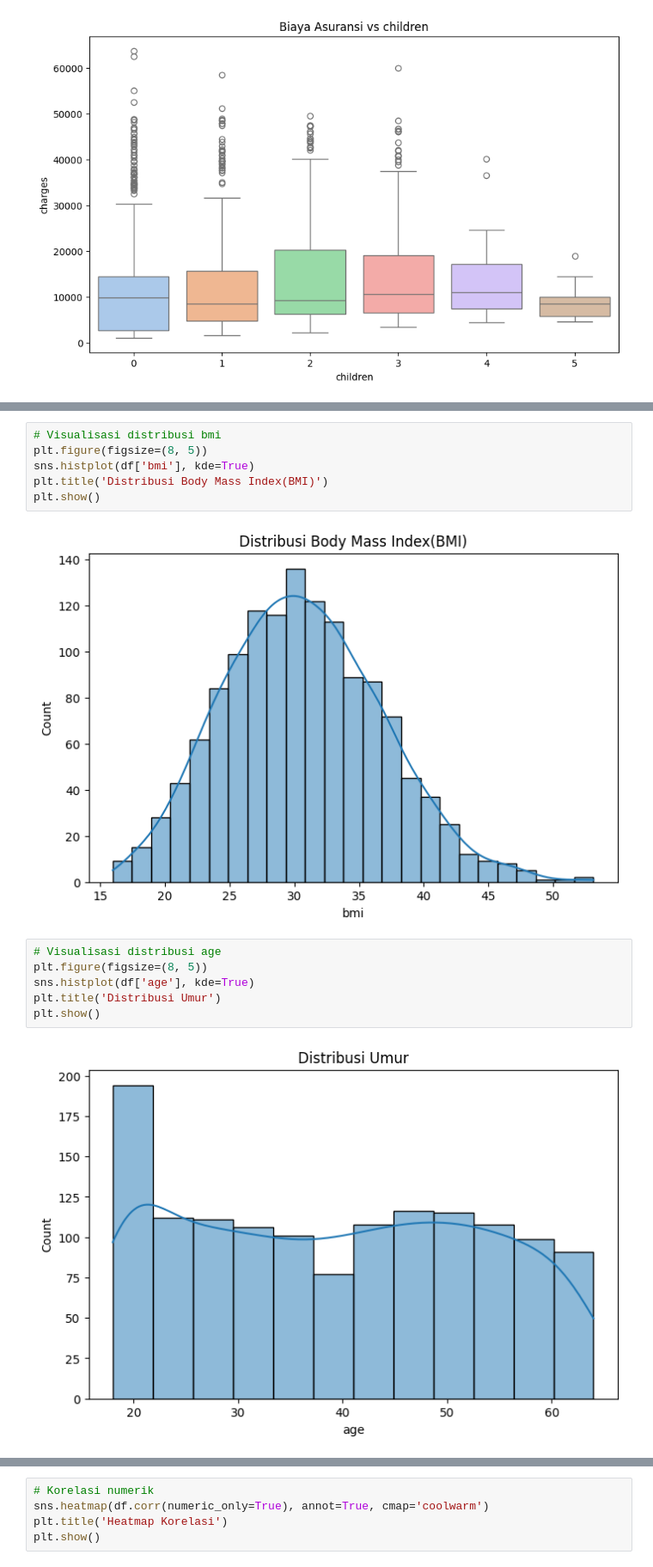
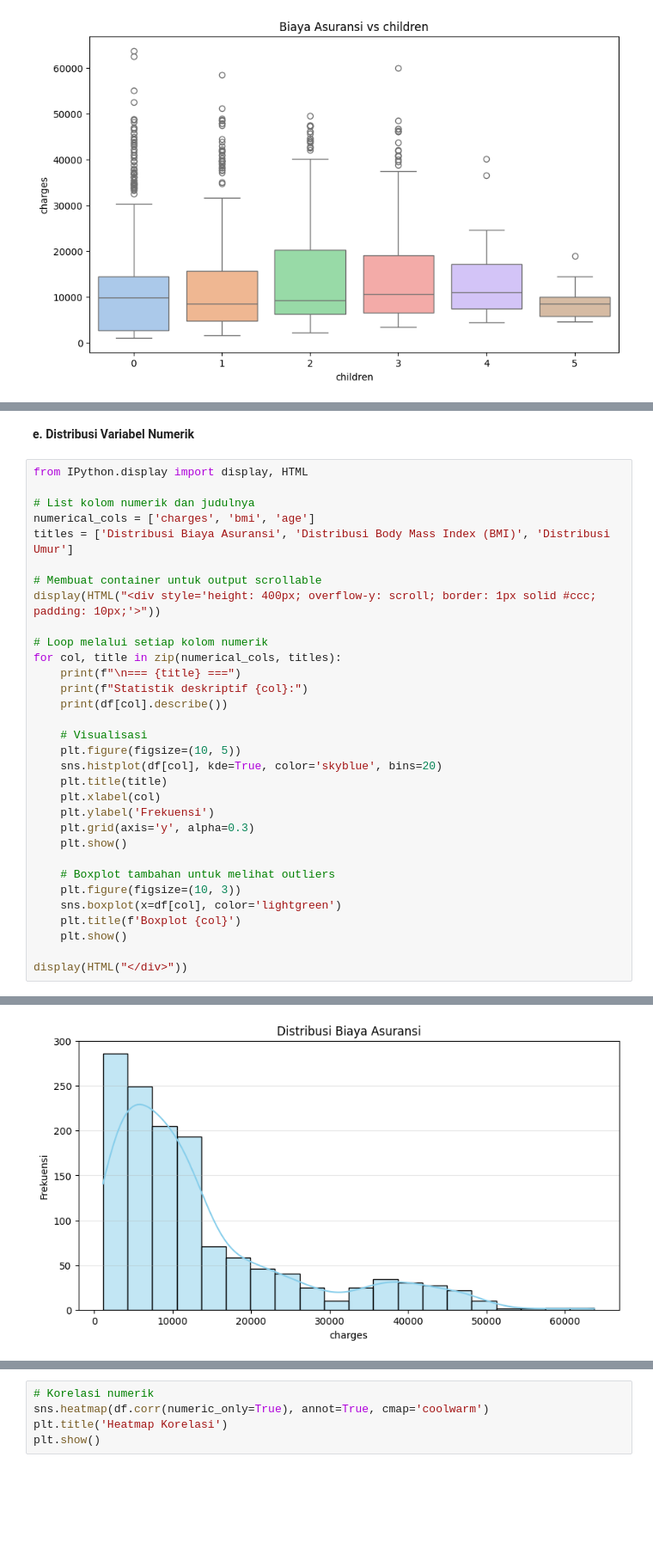
Before and after one commit to notnsas/data-science-application-college-task, a Jupyter notebook: ADS_P8.ipynb, the cells around one changed output, grey strips where cells are left out. Shown at 86% size. Drawn from its saved outputs; the diff is of its cells as text; blank space fills up the shorter version.

Commit message:
Distribusi Variabel Numerik

```diff
--- a/ADS_P8.ipynb
+++ b/ADS_P8.ipynb
@@ -223,16 +213,35 @@ plt.show()
-# %%
-# Visualisasi distribusi bmi
-plt.figure(figsize=(8, 5))
-sns.histplot(df['bmi'], kde=True)
-plt.title('Distribusi Body Mass Index(BMI)')
-plt.show()
-# %% [output]
-[figure, removed]
-# %%
-# Visualisasi distribusi age
-plt.figure(figsize=(8, 5))
-sns.histplot(df['age'], kde=True)
-plt.title('Distribusi Umur')
-plt.show()
-# %% [output]
-[figure, removed]
+# %% [markdown]
+**e. Distribusi Variabel Numerik**
+# %%
+from IPython.display import display, HTML
+
+# List kolom numerik dan judulnya
+numerical_cols = ['charges', 'bmi', 'age']
+titles = ['Distribusi Biaya Asuransi', 'Distribusi Body Mass Index (BMI)', 'Distribusi Umur']
+
+# Membuat container untuk output scrollable
+display(HTML("<div style='height: 400px; overflow-y: scroll; border: 1px solid #ccc; padding: 10px;'>"))
+
+# Loop melalui setiap kolom numerik
+for col, title in zip(numerical_cols, titles):
+    print(f"\n=== {title} ===")
+    print(f"Statistik deskriptif {col}:")
+    print(df[col].describe())
+
+    # Visualisasi
+    plt.figure(figsize=(10, 5))
+    sns.histplot(df[col], kde=True, color='skyblue', bins=20)
+    plt.title(title)
+    plt.xlabel(col)
+    plt.ylabel('Frekuensi')
+    plt.grid(axis='y', alpha=0.3)
+    plt.show()
+
+    # Boxplot tambahan untuk melihat outliers
+    plt.figure(figsize=(10, 3))
+    sns.boxplot(x=df[col], color='lightgreen')
+    plt.title(f'Boxplot {col}')
+    plt.show()
+
+display(HTML("</div>"))
+# %% [output]
@@ -238,0 +260 @@ plt.show()
+[figure, added]
```
Also changed, not shown: parts of 4 cells of this notebook.
